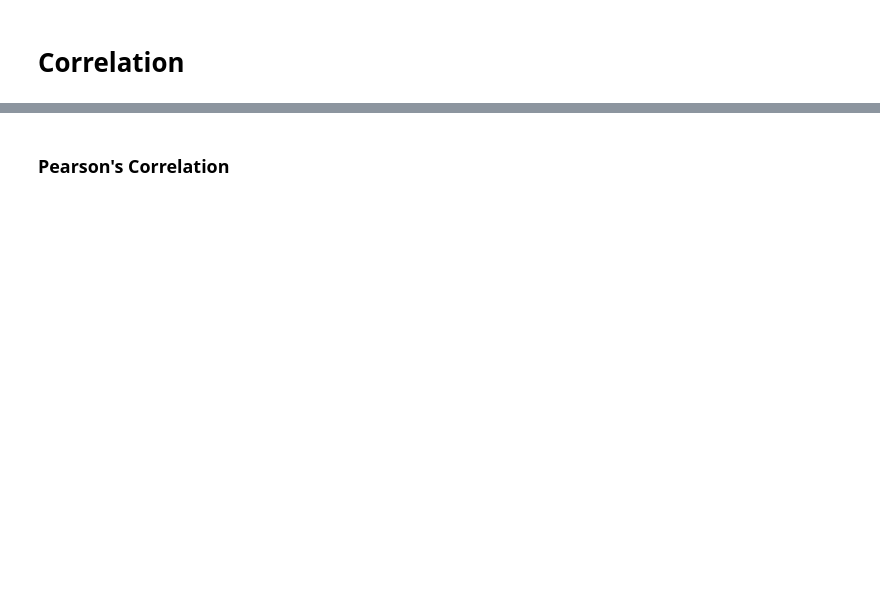
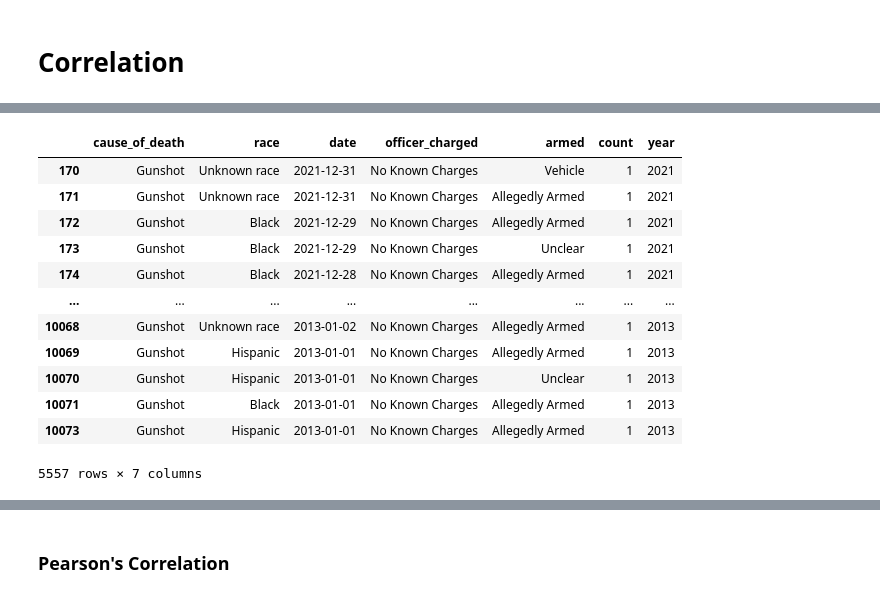
Before and after one commit to dowoma/DDS_BLM, a Jupyter notebook: data_cleaning_eda.ipynb, the cells around one changed output, grey strips where cells are left out. Saved outputs shown, nothing was run; the diff lists cells and outputs as text; code cells hidden in the pictures; blank space fills up the shorter version.

```diff
--- a/data_cleaning_eda.ipynb
+++ b/data_cleaning_eda.ipynb
@@ -909,0 +1166,16 @@ column_2 = deaths_table['count']
+# %%
+mpv[mpv['race'] != 'White']
+# %% [output]
+|  | cause_of_death | race | date | officer_charged | armed | count | year |
+| 170 | Gunshot | Unknown race | 2021-12-31 | No Known Charges | Vehicle | 1 | 2021 |
+| 171 | Gunshot | Unknown race | 2021-12-31 | No Known Charges | Allegedly Armed | 1 | 2021 |
+| 172 | Gunshot | Black | 2021-12-29 | No Known Charges | Allegedly Armed | 1 | 2021 |
+| 173 | Gunshot | Black | 2021-12-29 | No Known Charges | Unclear | 1 | 2021 |
+| 174 | Gunshot | Black | 2021-12-28 | No Known Charges | Allegedly Armed | 1 | 2021 |
+| ... | ... | ... | ... | ... | ... | ... | ... |
+| 10068 | Gunshot | Unknown race | 2013-01-02 | No Known Charges | Allegedly Armed | 1 | 2013 |
+| 10069 | Gunshot | Hispanic | 2013-01-01 | No Known Charges | Allegedly Armed | 1 | 2013 |
+| 10070 | Gunshot | Hispanic | 2013-01-01 | No Known Charges | Unclear | 1 | 2013 |
+| 10071 | Gunshot | Black | 2013-01-01 | No Known Charges | Allegedly Armed | 1 | 2013 |
+| 10073 | Gunshot | Hispanic | 2013-01-01 | No Known Charges | Allegedly Armed | 1 | 2013 |
+5557 rows × 7 columns
```
Also changed, not shown: parts of 56 cells of this notebook.
